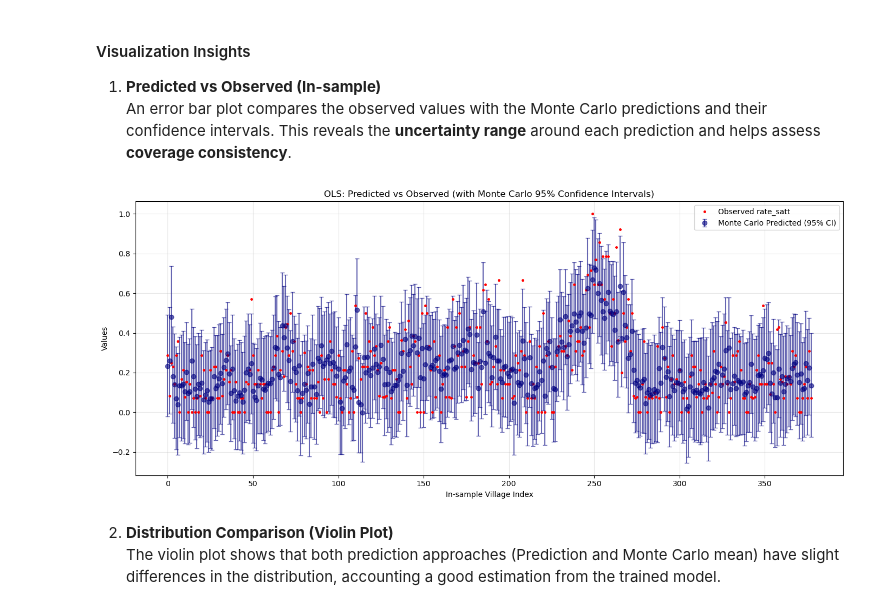
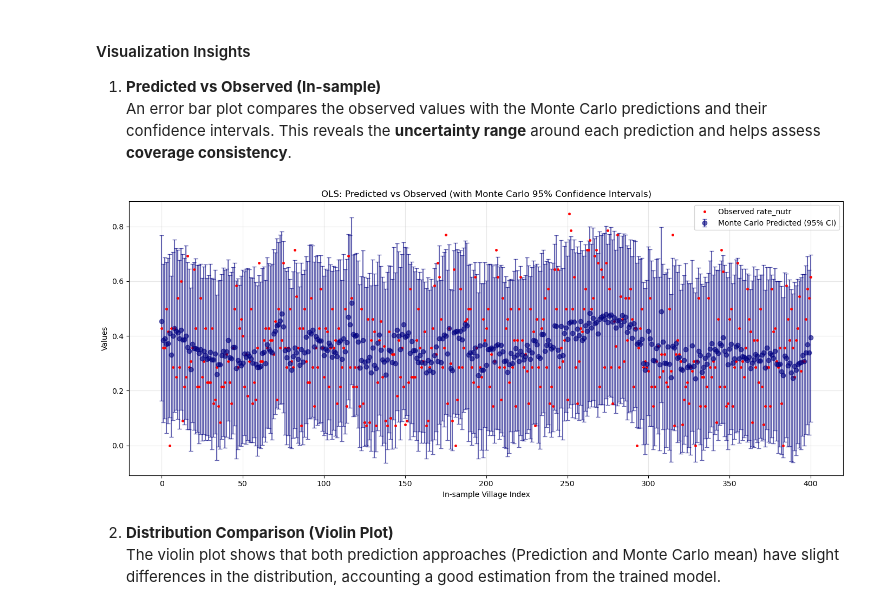
Before and after one commit to sig-gis/dises-sae, a Jupyter notebook: 5-SAE-SEM.ipynb, the cells around one changed output. Saved outputs shown, nothing was run; the diff lists cells and outputs as text; code cells hidden in the pictures.

```diff
--- a/5-SAE-SEM.ipynb
+++ b/5-SAE-SEM.ipynb
@@ -634,7 +666,7 @@ w_knn_all.transform = 'r'
 # %% [markdown]
 ###### SEM - KNN (alone)
 # %%
-model_columns = ['%flood_veg', 'NPP_10_23']
+model_columns = ['517-UNIMPR', '532-Sanit_', '531-AGRI_A', 'eastness', 'y2011_STme', 'pobcount20', 'dprivt', '%flood_veg', 'NPP_10_23', 'EVI_10_23', 'n_ducks', 'n_pigs', 'n_chickens', 'n_horses']
 # %%
 # Filter valid columns that really are in gdf (without constant and lambda)
 model_columns_clean = [col for col in model_sem_knn.name_x if col in gdf.columns and col.lower() != 'lambda' and col.lower() != 'constant']
@@ -733,7 +765,8 @@ print(f"Missing values in X_all:\n{X_all.isna().sum()}")
 
 # 5. Predict using SEM model coefficients (excluding lambda)
 beta = model_sem_knn.betas.flatten()
-m_all = X_all_array @ beta[1:25] + beta[0] #predicted mean from SEM
+slopes = beta[1 : 1 + X_all_array.shape[1]]
+m_all = X_all_array @ slopes + beta[0] #predicted mean from SEM
 m_S = m_all[gdf['in_sample'].values]
 m_O = m_all[~gdf['in_sample'].values]
 
@@ -906,13 +948,13 @@ def monte_carlo_ols(gdf, model, X_columns, target_col="rate_nutr", iters=1000, s
     return gdf, sims
 # %%
 
-linreg_ols = LinearRegression().fit(train_data[model_columns], train_data["rate_satt"])
+linreg_ols = LinearRegression().fit(train_data[model_columns], train_data["rate_nutr"])
 
 # Apply simulation
 gdf_ols, sims_ols = monte_carlo_ols(train_data, linreg_ols, model_columns)
 # %%
 # Extract values
-y_obs = train_data["rate_satt"].values
+y_obs = train_data["rate_nutr"].values
 y_pred = gdf_ols["y_pred_mc_mean"].values
 lb = gdf_ols["y_pred_mc_lb"].values
 ub = gdf_ols["y_pred_mc_ub"].values
@@ -941,23 +983,23 @@ plt.show()
 # %%
 
 # Plot
 plt.figure(figsize=(14, 6))
 plt.errorbar(np.arange(len(y_obs)), y_pred,
              yerr=[y_err_lower, y_err_upper],
              fmt='o', alpha=0.6, capsize=3,
              label='Monte Carlo Predicted (95% CI)', color='navy')
 
-plt.plot(np.arange(len(y_obs)), y_obs, 'r.', label='Observed rate_satt', markersize=5)
+plt.plot(np.arange(len(y_obs)), y_obs, 'r.', label='Observed rate_nutr', markersize=5)
 
 plt.xlabel('In-sample Village Index')
 plt.ylabel('Values')
 plt.title('OLS: Predicted vs Observed (with Monte Carlo 95% Confidence Intervals)')
 plt.legend()
 plt.grid(alpha=0.3)
 plt.tight_layout()
 plt.show()
 # %% [output]
-[figure, old version]
+[figure, new version]
 # %% [markdown]
 
 2. **Distribution Comparison (Violin Plot)**
```
Also changed, not shown: parts of 30 cells of this notebook, 1 other file.
